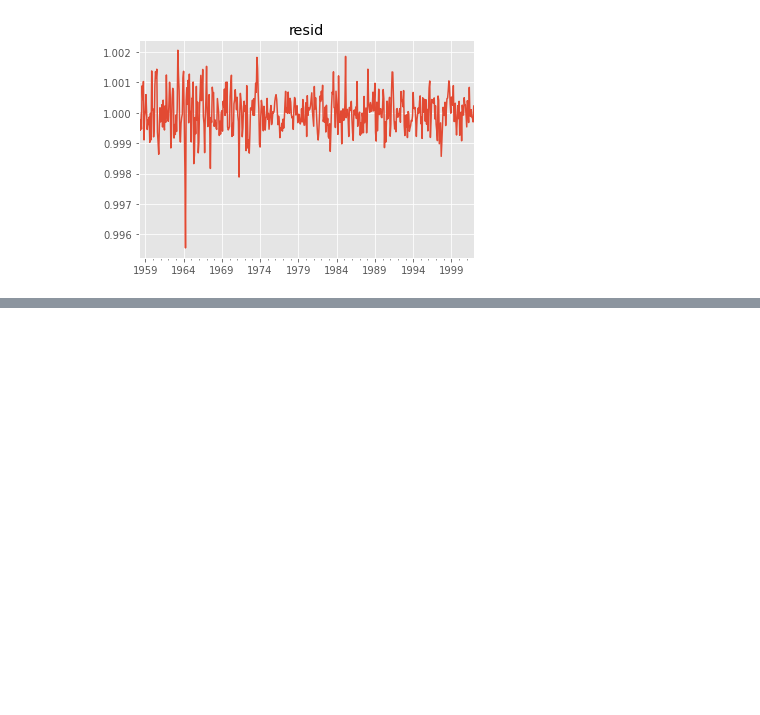
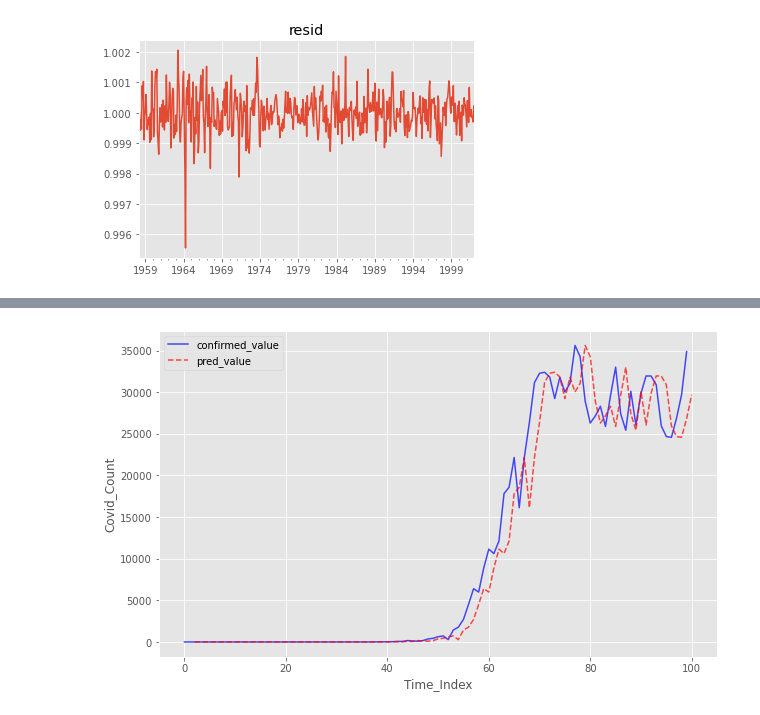
Before and after one commit to Leolee11111/TimeSeries, a Jupyter notebook: 第一节：时间序列分析概述.ipynb, the cells around one changed output, grey strips where cells are left out. Saved outputs shown, nothing was run; the diff lists cells and outputs as text; code cells hidden in the pictures; blank space fills up the shorter version.

```diff
--- a/第一节：时间序列分析概述.ipynb
+++ b/第一节：时间序列分析概述.ipynb
@@ -499,0 +508,5 @@ plt.show()
+# %%
+# 读取世界新冠肺炎确诊人数数据表
+covid_data = pd.read_csv("./data/global_covid_count.csv",encoding='utf-8')
+covid_data['Date'] = pd.to_datetime(covid_data['Date'])  # 将时间项转化为date_time格式，方便对时间操作
+covid_data.head()
@@ -499,0 +520,4 @@ plt.show()
+# %%
+# 使用昨天的数据预测下一天
+covid_data['pred'] = covid_data['Confirmed_num'].shift(1)
+covid_data.head(100)
@@ -499,0 +538,14 @@ plt.show()
+# %%
+# 将原始序列与预测序列作图比较
+# 为了看出朴素预测的效果差异，使用前100个数据进行展示
+plt.figure(figsize=(10,6))
+plt.plot(np.arange(100), covid_data['Confirmed_num'][:100],c='blue',
+         alpha=0.7,label='confirmed_value')
+plt.plot(np.arange(100)+1, covid_data['pred'][:100],c='red',
+         alpha=0.7,label='pred_value',ls='--')
+plt.legend()
+plt.xlabel("Time_Index")
+plt.ylabel("Covid_Count")
+plt.show()
+# %% [output]
+[figure, added]
```
Also changed, not shown: parts of 8 cells of this notebook.
